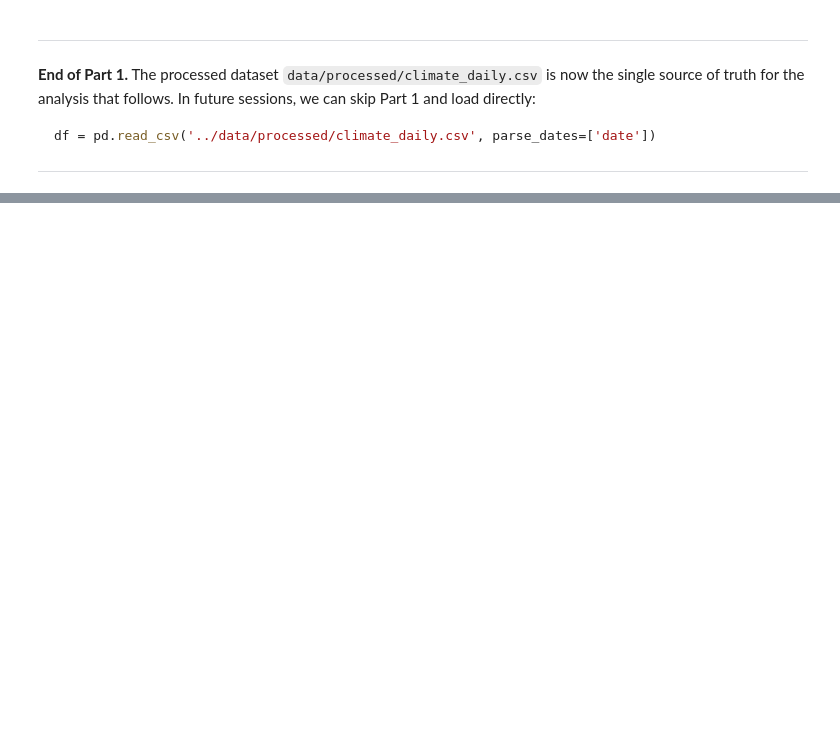
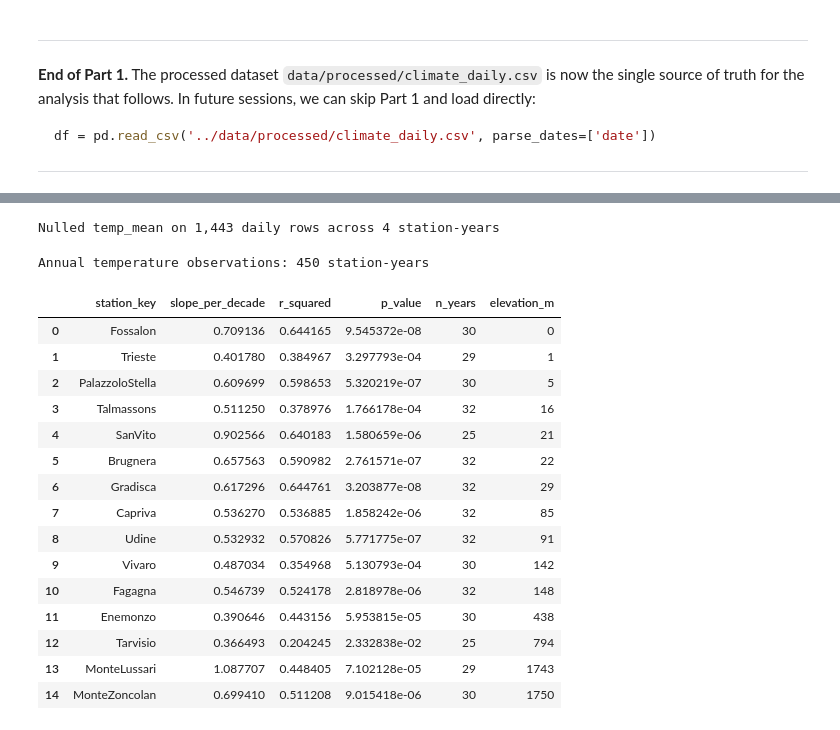
Before and after one commit to edg93/data-science-portfolio, a Jupyter notebook: climate-fvg/notebooks/climate_analysis.ipynb, the cells around one changed output, grey strips where cells are left out. Cells and saved outputs as stored; diff of their text form; code cells hidden in the pictures; blank space fills up the shorter version.

```diff
--- a/climate-fvg/notebooks/climate_analysis.ipynb
+++ b/climate-fvg/notebooks/climate_analysis.ipynb
@@ -265,0 +286,74 @@ Planned sections:
+# %%
+# Station-years where temp_mean was found to equal temp_max (a data-reporting artifact)
+BAD_TEMP_STATION_YEARS = [
+    ('Fossalon',       1993),
+    ('Fossalon',       1994),
+    ('MonteZoncolan',  1993),
+    ('MonteZoncolan',  1994),
+]
+
+# Null out only the affected temp_mean values; keep all other columns intact
+bad_mask = df.set_index(['station_key', 'year']).index.isin(BAD_TEMP_STATION_YEARS)
+df.loc[bad_mask, 'temp_mean'] = np.nan
+
+print(f"Nulled temp_mean on {bad_mask.sum():,} daily rows across 4 station-years")
+# %% [output]
+Nulled temp_mean on 1,443 daily rows across 4 station-years
+# %%
+# Annual mean temperature per station, requiring ≥ 300 days of data per year
+annual = (
+    df.dropna(subset=['temp_mean'])
+      .groupby(['station_key', 'year'])
+      .agg(annual_temp_mean=('temp_mean', 'mean'),
+           days=('temp_mean', 'size'))
+      .reset_index()
+)
+
+# Filter to station-years with good coverage
+annual = annual[annual['days'] >= 300].drop(columns=['days'])
+
+# Add elevation for later charts
+annual = annual.merge(
+    stations[['key', 'elevation_m']],
+    left_on='station_key', right_on='key', how='left'
+).drop(columns=['key'])
+
+print(f"Annual temperature observations: {len(annual):,} station-years")
+# %% [output]
+Annual temperature observations: 450 station-years
+# %%
+from scipy.stats import linregress
+
+trends = []
+for station, group in annual.groupby('station_key'):
+    if len(group) < 15:
+        continue
+    fit = linregress(group['year'], group['annual_temp_mean'])
+    trends.append({
+        'station_key':       station,
+        'slope_per_decade':  fit.slope * 10,
+        'r_squared':         fit.rvalue ** 2,
+        'p_value':           fit.pvalue,
+        'n_years':           len(group),
+        'elevation_m':       group['elevation_m'].iloc[0],
+    })
+
+trends_df = pd.DataFrame(trends).sort_values('elevation_m').reset_index(drop=True)
+trends_df
+# %% [output]
+|  | station_key | slope_per_decade | r_squared | p_value | n_years | elevation_m |
+| 0 | Fossalon | 0.709136 | 0.644165 | 9.545372e-08 | 30 | 0 |
+| 1 | Trieste | 0.401780 | 0.384967 | 3.297793e-04 | 29 | 1 |
+| 2 | PalazzoloStella | 0.609699 | 0.598653 | 5.320219e-07 | 30 | 5 |
+| 3 | Talmassons | 0.511250 | 0.378976 | 1.766178e-04 | 32 | 16 |
+| 4 | SanVito | 0.902566 | 0.640183 | 1.580659e-06 | 25 | 21 |
+| 5 | Brugnera | 0.657563 | 0.590982 | 2.761571e-07 | 32 | 22 |
+| 6 | Gradisca | 0.617296 | 0.644761 | 3.203877e-08 | 32 | 29 |
+| 7 | Capriva | 0.536270 | 0.536885 | 1.858242e-06 | 32 | 85 |
+| 8 | Udine | 0.532932 | 0.570826 | 5.771775e-07 | 32 | 91 |
+| 9 | Vivaro | 0.487034 | 0.354968 | 5.130793e-04 | 30 | 142 |
+| 10 | Fagagna | 0.546739 | 0.524178 | 2.818978e-06 | 32 | 148 |
+| 11 | Enemonzo | 0.390646 | 0.443156 | 5.953815e-05 | 30 | 438 |
+| 12 | Tarvisio | 0.366493 | 0.204245 | 2.332838e-02 | 25 | 794 |
+| 13 | MonteLussari | 1.087707 | 0.448405 | 7.102128e-05 | 29 | 1743 |
+| 14 | MonteZoncolan | 0.699410 | 0.511208 | 9.015418e-06 | 30 | 1750 |
```
Also changed, not shown: parts of 12 cells of this notebook, 1 other file.
